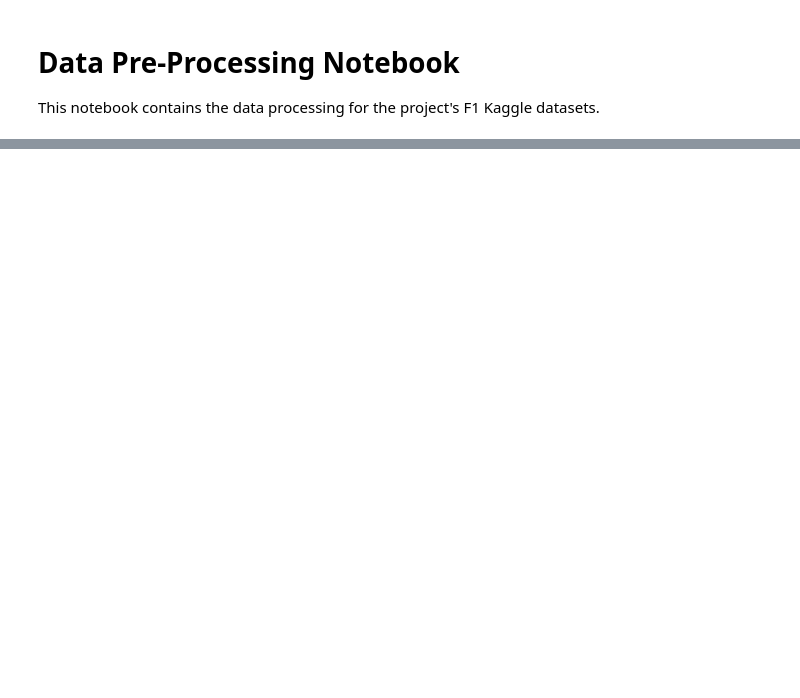
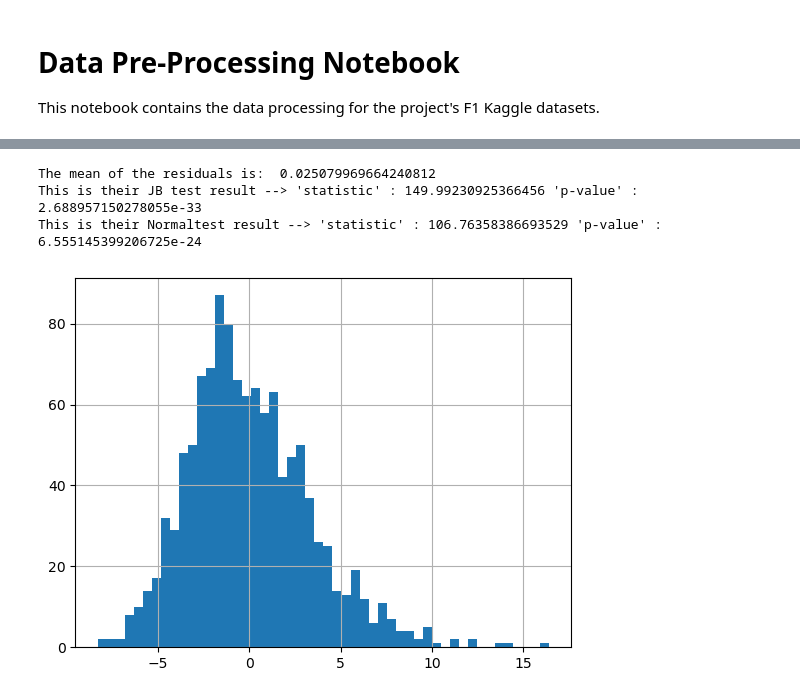
Before and after one commit to RFM322/F1F2_Analytics4FutureChampions, a Jupyter notebook: data-pre-processing.ipynb, the cells around one changed output, grey strips where cells are left out. Saved outputs shown, nothing was run; the diff lists cells and outputs as text; code cells hidden in the pictures; blank space fills up the shorter version.

Commit message:
added a linear regression model test

```diff
--- a/data-pre-processing.ipynb
+++ b/data-pre-processing.ipynb
@@ -90,6 +105,6 @@ df_model = df_model.merge(
 # %%
 #Filter races to analyze (limit historical period)
-mask = (df_model['year'] == 2023) | (df_model['year'] == 2022)
+mask = (df_model['year'] >= 2020) & (df_model['year'] != 2024)
 df_model = df_model[mask]
 # %%
 #CREATE DUMMY VARIABLES
@@ -156,0 +228,15 @@ X_train, X_test, y_train, y_test = train_test_split(
+# %%
+
+#Do a simple Linear regression
+
+#Uncomment/Comment the next lines of code to add a constant.
+#The model appears to perform better without constant.
+#X = sm.add_constant(X_train)
+X = X_train
+
+slm = sm.OLS(y_train,X).fit()
+slm_predictions = slm.predict(X)
+
+print_model = slm.summary()
+print(print_model)
+#----------------------------------------------------
@@ -156,0 +261,22 @@ X_train, X_test, y_train, y_test = train_test_split(
+# %%
+
+#Evaluate OLS normality assumptions
+#Calculate residuals
+
+slm_residuals = y_train - slm_predictions
+
+#Check model normality
+jb = jarque_bera(slm_residuals)
+nt = normaltest(slm_residuals)
+
+print('The mean of the residuals is: ',np.mean(slm_residuals))
+print('This is their JB test result -->','\'statistic\' :', jb[0],'\'p-value\' :',jb[1])
+print('This is their Normaltest result -->','\'statistic\' :', nt[0],'\'p-value\' :',nt[1])
+
+slm_residuals.hist(bins=50);
+#----------------------------------------------------
+# %% [output]
+The mean of the residuals is:  0.025079969664240812
+This is their JB test result --> 'statistic' : 149.99230925366456 'p-value' : 2.688957150278055e-33
+This is their Normaltest result --> 'statistic' : 106.76358386693529 'p-value' : 6.555145399206725e-24
+[figure, added]
```
Also changed, not shown: parts of 12 cells of this notebook.
